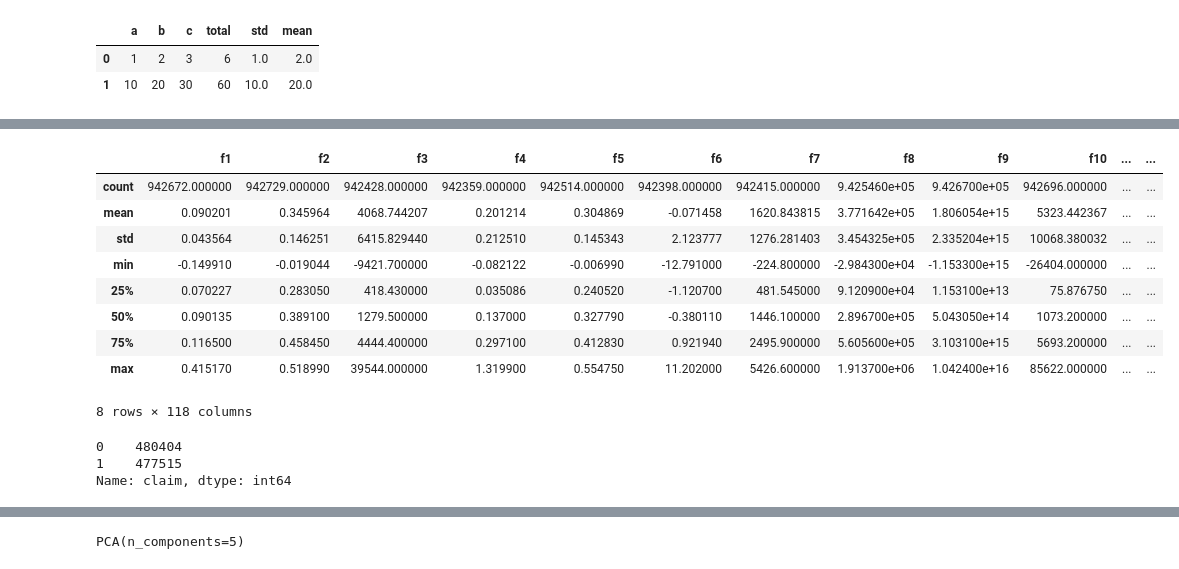
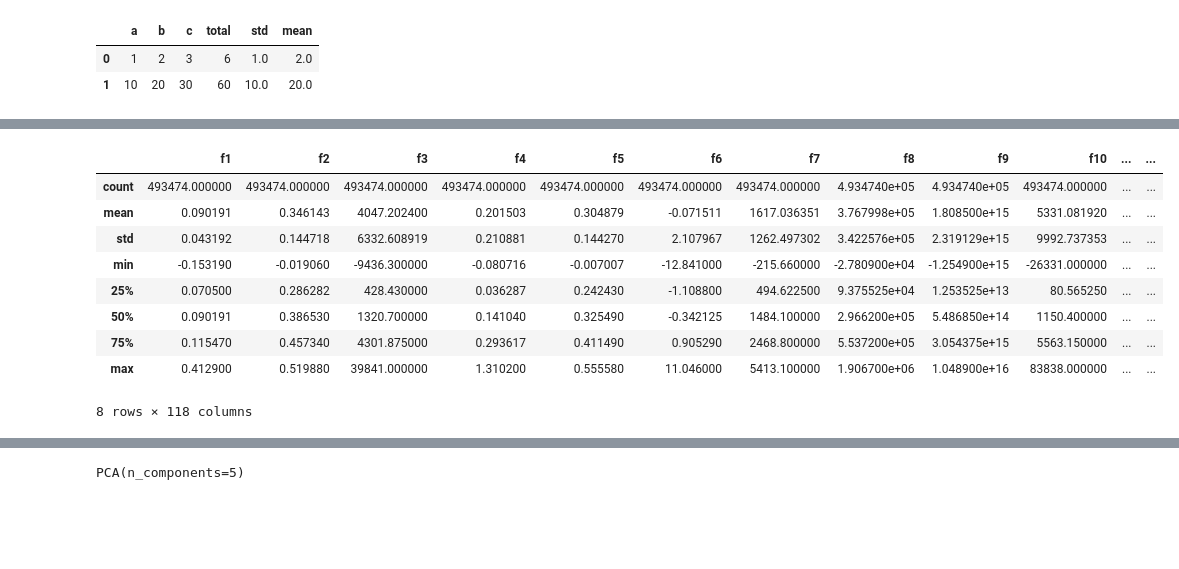
Before and after one commit to kenichiluna0627/tabular-playground-sep-2021, a Jupyter notebook: tabular_pg_sep2021.ipynb, the cells around one changed output, grey strips where cells are left out. Drawn from its saved outputs; the diff is of its cells as text; code cells hidden in the pictures; blank space fills up the shorter version.

```diff
--- a/tabular_pg_sep2021.ipynb
+++ b/tabular_pg_sep2021.ipynb
@@ -219,0 +182,3 @@ ana_df.sort_values('uniques', ascending=True)
+# %%
+X_test = test.drop(columns=['id'])
+X_test.head()
@@ -220,19 +193,15 @@ ana_df.sort_values('uniques', ascending=True)
+# %%
+X_test = X_test.fillna(X_test.mean())
 # %%
-X.describe()
+X_test.describe()
 # %% [output]
 |  | f1 | f2 | f3 | f4 | f5 | f6 | f7 | f8 | f9 | f10 | ... | ... |
-| count | 942672.000000 | 942729.000000 | 942428.000000 | 942359.000000 | 942514.000000 | 942398.000000 | 942415.000000 | 9.425460e+05 | 9.426700e+05 | 942696.000000 | ... | ... |
-| mean | 0.090201 | 0.345964 | 4068.744207 | 0.201214 | 0.304869 | -0.071458 | 1620.843815 | 3.771642e+05 | 1.806054e+15 | 5323.442367 | ... | ... |
-| std | 0.043564 | 0.146251 | 6415.829440 | 0.212510 | 0.145343 | 2.123777 | 1276.281403 | 3.454325e+05 | 2.335204e+15 | 10068.380032 | ... | ... |
-| min | -0.149910 | -0.019044 | -9421.700000 | -0.082122 | -0.006990 | -12.791000 | -224.800000 | -2.984300e+04 | -1.153300e+15 | -26404.000000 | ... | ... |
-| 25% | 0.070227 | 0.283050 | 418.430000 | 0.035086 | 0.240520 | -1.120700 | 481.545000 | 9.120900e+04 | 1.153100e+13 | 75.876750 | ... | ... |
-| 50% | 0.090135 | 0.389100 | 1279.500000 | 0.137000 | 0.327790 | -0.380110 | 1446.100000 | 2.896700e+05 | 5.043050e+14 | 1073.200000 | ... | ... |
-| 75% | 0.116500 | 0.458450 | 4444.400000 | 0.297100 | 0.412830 | 0.921940 | 2495.900000 | 5.605600e+05 | 3.103100e+15 | 5693.200000 | ... | ... |
-| max | 0.415170 | 0.518990 | 39544.000000 | 1.319900 | 0.554750 | 11.202000 | 5426.600000 | 1.913700e+06 | 1.042400e+16 | 85622.000000 | ... | ... |
+| count | 493474.000000 | 493474.000000 | 493474.000000 | 493474.000000 | 493474.000000 | 493474.000000 | 493474.000000 | 4.934740e+05 | 4.934740e+05 | 493474.000000 | ... | ... |
+| mean | 0.090191 | 0.346143 | 4047.202400 | 0.201503 | 0.304879 | -0.071511 | 1617.036351 | 3.767998e+05 | 1.808500e+15 | 5331.081920 | ... | ... |
+| std | 0.043192 | 0.144718 | 6332.608919 | 0.210881 | 0.144270 | 2.107967 | 1262.497302 | 3.422576e+05 | 2.319129e+15 | 9992.737353 | ... | ... |
+| min | -0.153190 | -0.019060 | -9436.300000 | -0.080716 | -0.007007 | -12.841000 | -215.660000 | -2.780900e+04 | -1.254900e+15 | -26331.000000 | ... | ... |
+| 25% | 0.070500 | 0.286282 | 428.430000 | 0.036287 | 0.242430 | -1.108800 | 494.622500 | 9.375525e+04 | 1.253525e+13 | 80.565250 | ... | ... |
+| 50% | 0.090191 | 0.386530 | 1320.700000 | 0.141040 | 0.325490 | -0.342125 | 1484.100000 | 2.966200e+05 | 5.486850e+14 | 1150.400000 | ... | ... |
+| 75% | 0.115470 | 0.457340 | 4301.875000 | 0.293617 | 0.411490 | 0.905290 | 2468.800000 | 5.537200e+05 | 3.054375e+15 | 5563.150000 | ... | ... |
+| max | 0.412900 | 0.519880 | 39841.000000 | 1.310200 | 0.555580 | 11.046000 | 5413.100000 | 1.906700e+06 | 1.048900e+16 | 83838.000000 | ... | ... |
 8 rows × 118 columns
-# %%
-y.value_counts()
-# %% [output]
-0    480404
-1    477515
-Name: claim, dtype: int64
```
Also changed, not shown: parts of 26 cells of this notebook, 1 other file.
